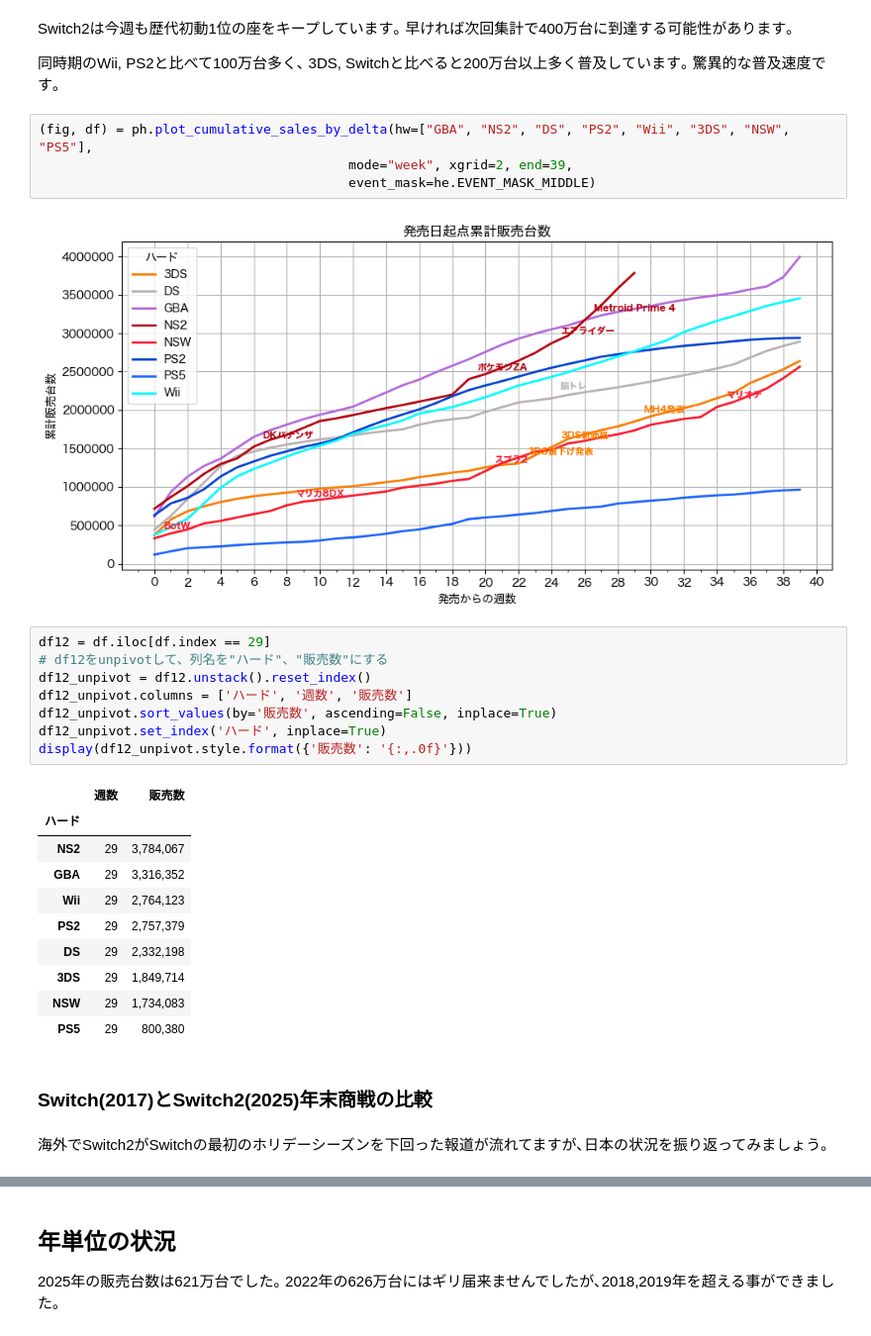
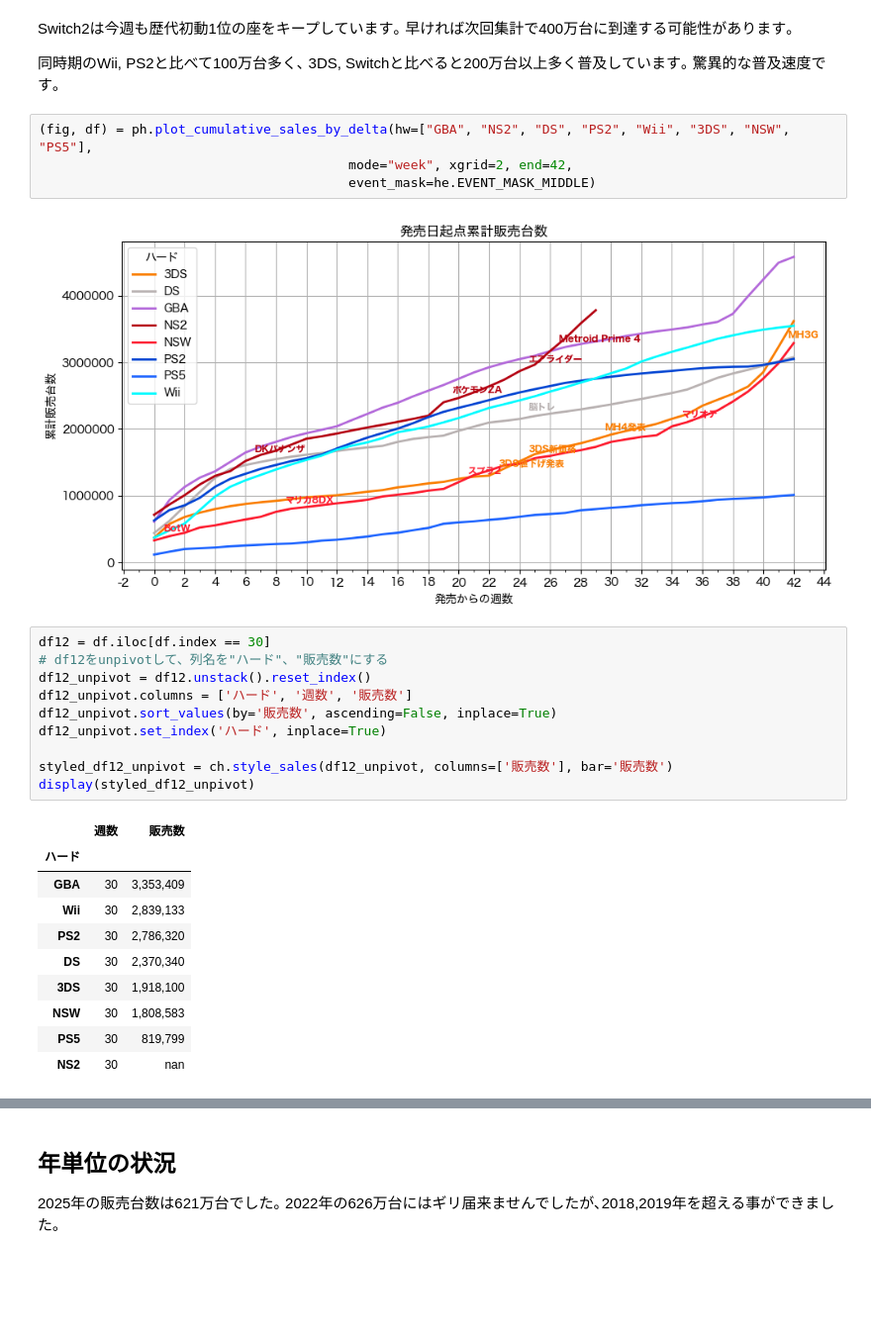
Before and after one commit to hidenden/gamedata, a Jupyter notebook: notebook/report/weekly_report.ipynb, the cells around one changed output, grey strips where cells are left out. Shown at 99% size. Drawn from its saved outputs; the diff is of its cells as text; blank space fills up the shorter version.

```diff
--- a/notebook/report/weekly_report.ipynb
+++ b/notebook/report/weekly_report.ipynb
@@ -226,30 +225,28 @@ Switch2は今週も歴代初動1位の座をキープしています｡
 驚異的な普及速度です｡
 # %%
 (fig, df) = ph.plot_cumulative_sales_by_delta(hw=["GBA", "NS2", "DS", "PS2", "Wii", "3DS", "NSW", "PS5"],
-                                        mode="week", xgrid=2, end=39,
+                                        mode="week", xgrid=2, end=42,
                                         event_mask=he.EVENT_MASK_MIDDLE)
 # %% [output]
-[figure, old version]
+[figure, new version]
 # %%
-df12 = df.iloc[df.index == 29]
+df12 = df.iloc[df.index == 30]
 # df12をunpivotして、列名を"ハード"、"販売数"にする
 df12_unpivot = df12.unstack().reset_index()
 df12_unpivot.columns = ['ハード', '週数', '販売数']
 df12_unpivot.sort_values(by='販売数', ascending=False, inplace=True)
 df12_unpivot.set_index('ハード', inplace=True)
-display(df12_unpivot.style.format({'販売数': '{:,.0f}'}))
+
+styled_df12_unpivot = ch.style_sales(df12_unpivot, columns=['販売数'], bar='販売数')
+display(styled_df12_unpivot)
 # %% [output]
 |  | 週数 | 販売数 |
 | ハード |  |  |
-| NS2 | 29 | 3,784,067 |
-| GBA | 29 | 3,316,352 |
-| Wii | 29 | 2,764,123 |
-| PS2 | 29 | 2,757,379 |
-| DS | 29 | 2,332,198 |
-| 3DS | 29 | 1,849,714 |
-| NSW | 29 | 1,734,083 |
-| PS5 | 29 | 800,380 |
+| GBA | 30 | 3,353,409 |
+| Wii | 30 | 2,839,133 |
+| PS2 | 30 | 2,786,320 |
+| DS | 30 | 2,370,340 |
+| 3DS | 30 | 1,918,100 |
+| NSW | 30 | 1,808,583 |
+| PS5 | 30 | 819,799 |
+| NS2 | 30 | nan |
-# %% [markdown]
-### Switch(2017)とSwitch2(2025)年末商戦の比較
-# %% [markdown]
-海外でSwitch2がSwitchの最初のホリデーシーズンを下回った報道が流れてますが､日本の状況を振り返ってみましょう｡
```
Also changed, not shown: parts of 32 cells of this notebook, 26 other files.
